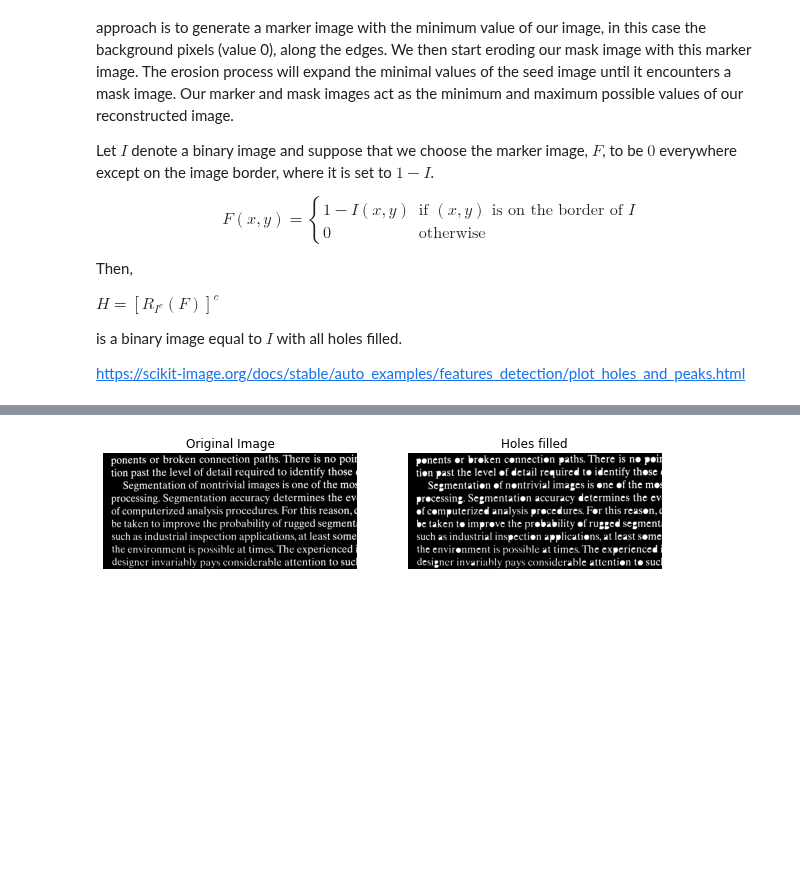
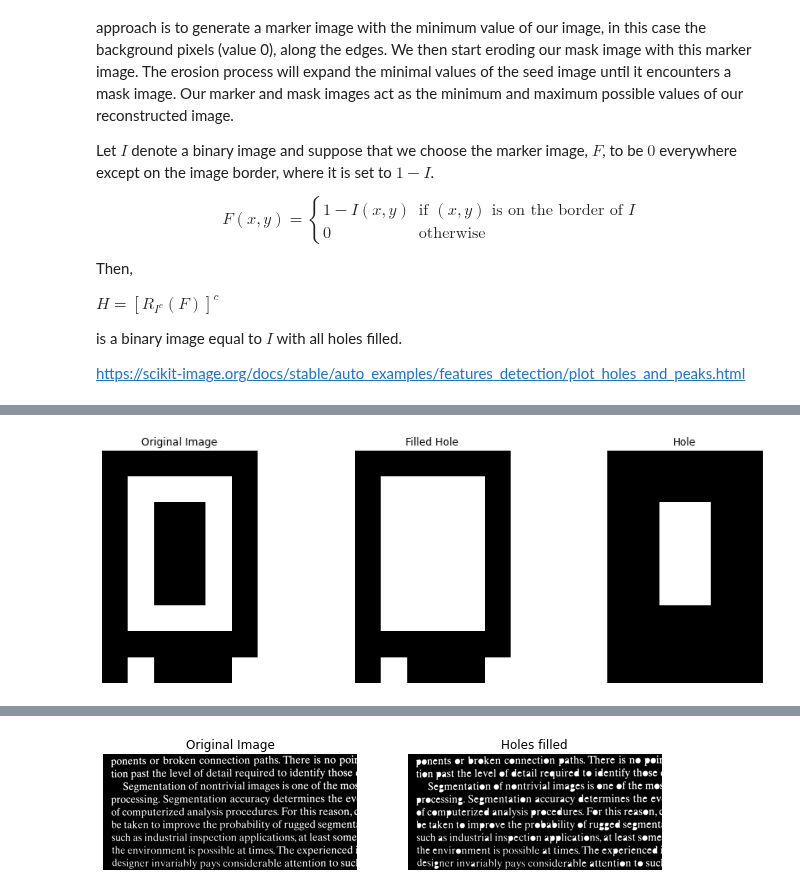
Before and after one commit to ecolon08/Digital-Image-Processing, a Jupyter notebook: Morphological Image Processing/ec_dip_morphological_01.ipynb, the cells around one changed output, grey strips where cells are left out. Saved outputs shown, nothing was run; the diff lists cells and outputs as text; code cells hidden in the pictures; blank space fills up the shorter version.

```diff
--- a/Morphological Image Processing/ec_dip_morphological_01.ipynb
+++ b/Morphological Image Processing/ec_dip_morphological_01.ipynb
@@ -411,0 +536,20 @@ https://scikit-image.org/docs/stable/auto_examples/features_detection/plot_holes
+# %%
+# testing my hole filling function
+test_hole_filled, test_hole = custom_hole_fill(img_hole, np.ones((3,3)))
+
+fig_test_hole, ax_test_hole = plt.subplots(1, 3, figsize=(15, 5))
+ax_test_hole = ax_test_hole.ravel()
+
+ax_test_hole[0].imshow(img_hole, cmap='gray')
+ax_test_hole[0].set_title("Original Image")
+ax_test_hole[0].axis('off')
+
+ax_test_hole[1].imshow(test_hole_filled, cmap='gray')
+ax_test_hole[1].set_title("Filled Hole")
+ax_test_hole[1].axis('off');
+
+ax_test_hole[2].imshow(test_hole, cmap='gray')
+ax_test_hole[2].set_title("Hole")
+ax_test_hole[2].axis('off');
+# %% [output]
+[figure, added]
```
Also changed, not shown: parts of 24 cells of this notebook.
